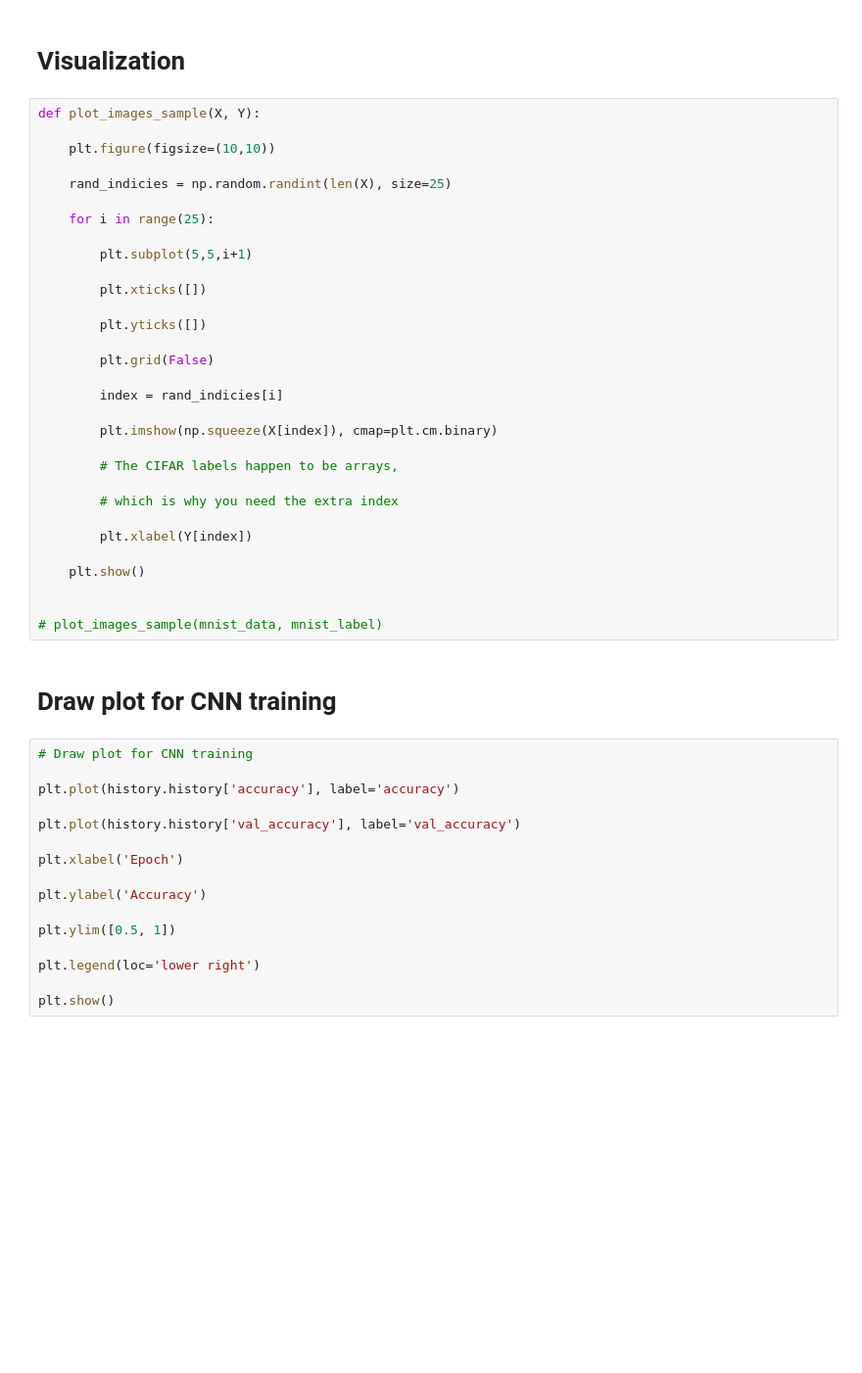
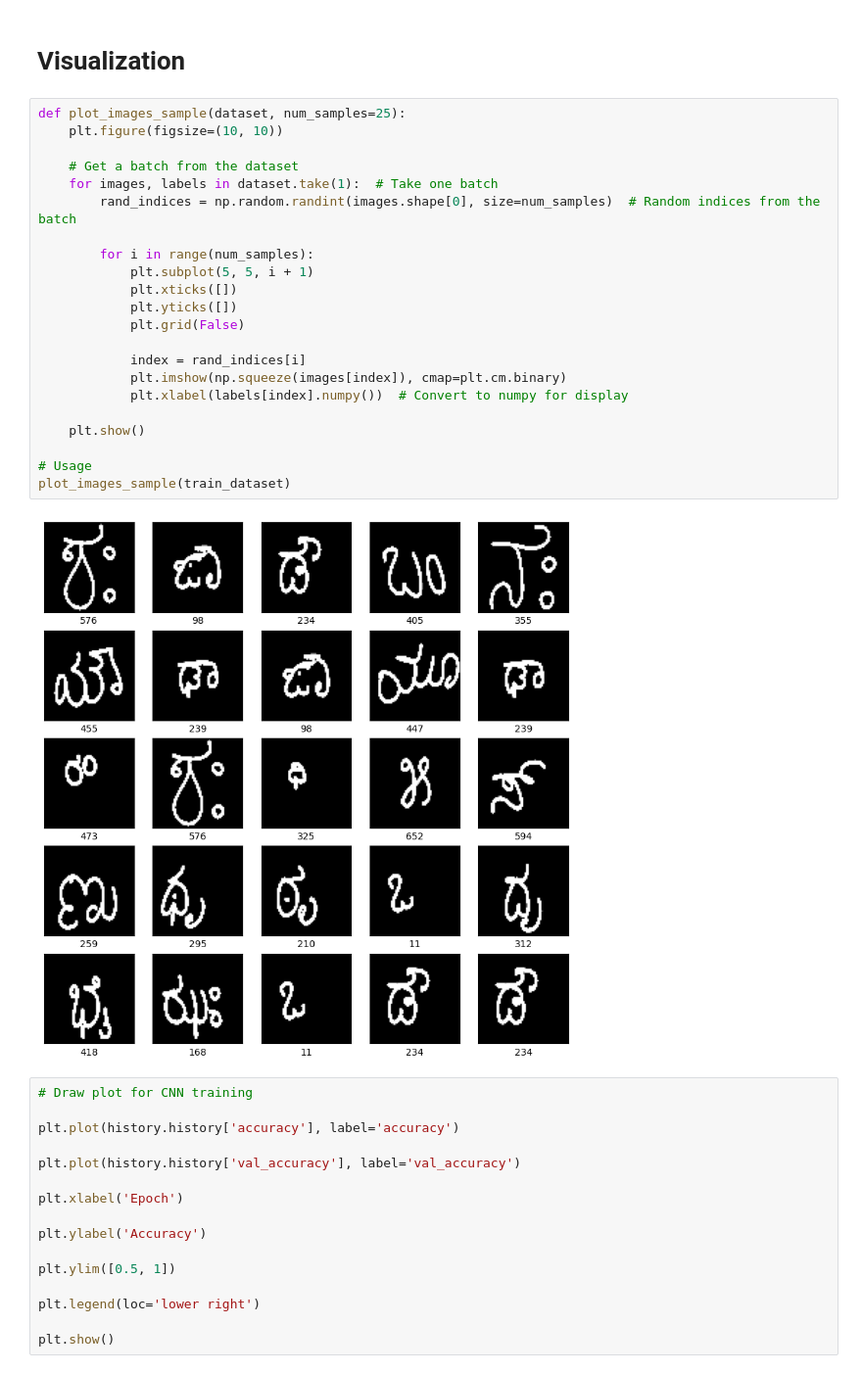
Before and after one commit to onesinus/cnn-model-optimizing, a Jupyter notebook: model-1-kanada.ipynb, the cells around one changed output. Shown: that part at 98% size. Drawn from its saved outputs; the diff is of its cells as text; blank space fills up the shorter version.

```diff
--- a/model-1-kanada.ipynb
+++ b/model-1-kanada.ipynb
@@ -207,38 +192,29 @@ Epoch 10/10
 # %% [markdown]
 # Visualization
 # %%
-def plot_images_sample(X, Y):
+def plot_images_sample(dataset, num_samples=25):
+    plt.figure(figsize=(10, 10))
 
-    plt.figure(figsize=(10,10))
+    # Get a batch from the dataset
+    for images, labels in dataset.take(1):  # Take one batch
+        rand_indices = np.random.randint(images.shape[0], size=num_samples)  # Random indices from the batch
 
-    rand_indicies = np.random.randint(len(X), size=25)
+        for i in range(num_samples):
+            plt.subplot(5, 5, i + 1)
+            plt.xticks([])
+            plt.yticks([])
+            plt.grid(False)
 
-    for i in range(25):
-
-        plt.subplot(5,5,i+1)
-
-        plt.xticks([])
-
-        plt.yticks([])
-
-        plt.grid(False)
-
-        index = rand_indicies[i]
-
-        plt.imshow(np.squeeze(X[index]), cmap=plt.cm.binary)
-
-        # The CIFAR labels happen to be arrays,
-
-        # which is why you need the extra index
-
-        plt.xlabel(Y[index])
+            index = rand_indices[i]
+            plt.imshow(np.squeeze(images[index]), cmap=plt.cm.binary)
+            plt.xlabel(labels[index].numpy())  # Convert to numpy for display
 
     plt.show()
 
-
-# plot_images_sample(mnist_data, mnist_label)
+# Usage
+plot_images_sample(train_dataset)
+# %% [output]
+[figure, added]
-# %% [markdown]
-# Draw plot for CNN training
 # %%
 # Draw plot for CNN training
 
```
Also changed, not shown: parts of 48 cells of this notebook, 1 other file.
